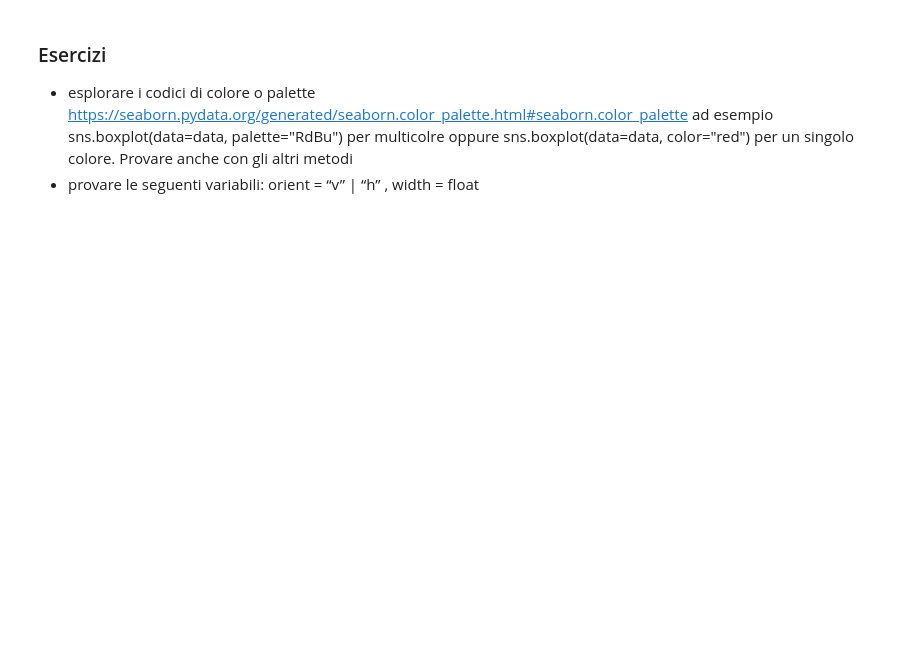
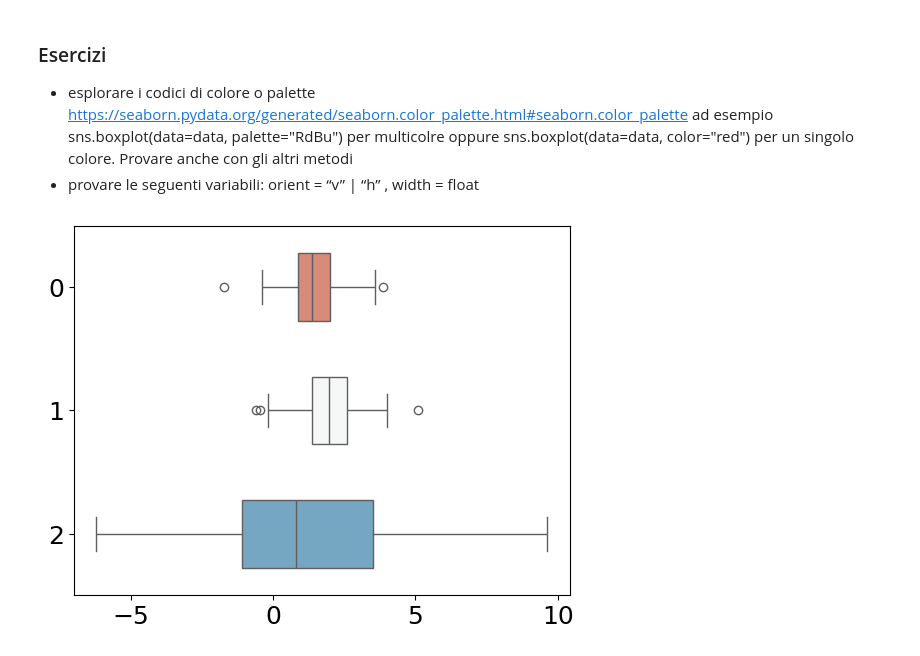
Before and after one commit to Livio2004/CorsoProbabilitaStatistica, a Jupyter notebook: notebooks/04_Confronto_distribuzioni.ipynb, the cells around one changed output. Saved outputs shown, nothing was run; the diff lists cells and outputs as text; code cells hidden in the pictures; blank space fills up the shorter version.

```diff
--- a/notebooks/04_Confronto_distribuzioni.ipynb
+++ b/notebooks/04_Confronto_distribuzioni.ipynb
@@ -106,3 +123,8 @@ plt.draw()
 
 - esplorare i codici di colore o palette https://seaborn.pydata.org/generated/seaborn.color_palette.html#seaborn.color_palette ad esempio sns.boxplot(data=data, palette="RdBu") per multicolre  oppure sns.boxplot(data=data, color="red") per un singolo colore. Provare anche con gli altri metodi
 - provare le seguenti variabili:  orient = “v” | “h” , width = float
+# %%
+sns.boxplot(data=data, palette="RdBu", orient="h", width=0.55)
+plt.show()
+# %% [output]
+[figure, added]
```
Also changed, not shown: parts of 4 cells of this notebook, 4 other files.
